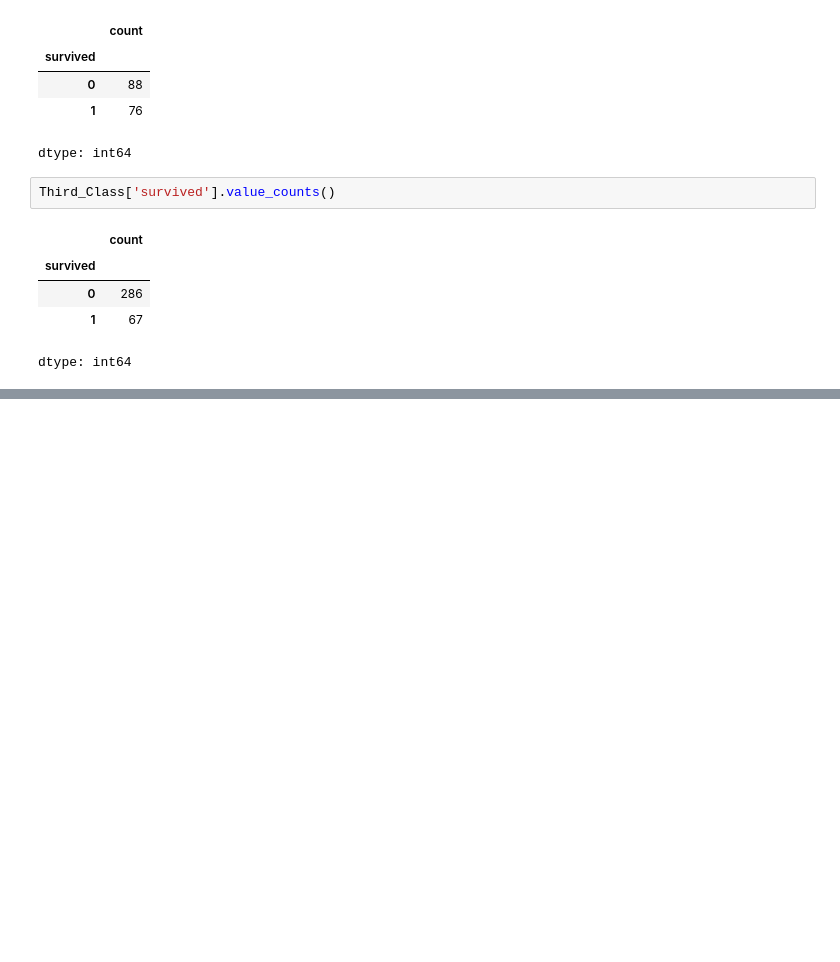
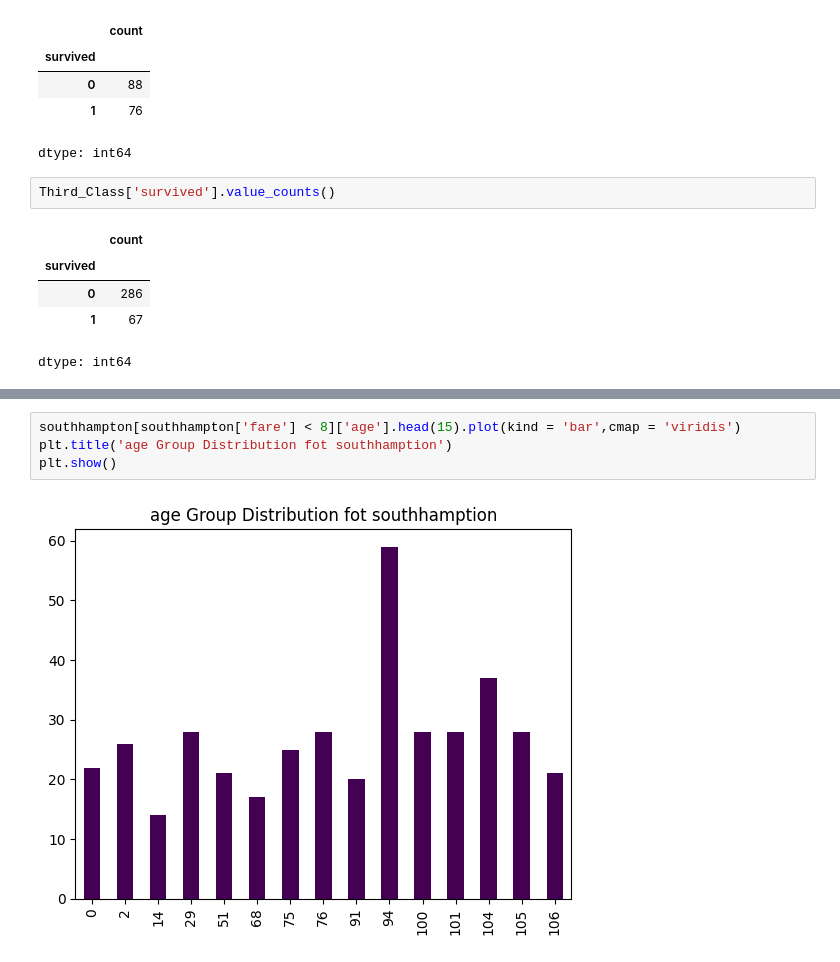
Before and after one commit to AniketC24/Datascience, a Jupyter notebook: Case_study_01_Titanic_EDA.ipynb, the cells around one changed output, grey strips where cells are left out. Drawn from its saved outputs; the diff is of its cells as text; blank space fills up the shorter version.

```diff
--- a/Case_study_01_Titanic_EDA.ipynb
+++ b/Case_study_01_Titanic_EDA.ipynb
@@ -287,2 +303,8 @@ dtype: int64
+# %%
+southhampton[southhampton['fare'] < 8]['age'].head(15).plot(kind = 'bar',cmap = 'viridis')
+plt.title('age Group Distribution fot southhamption')
+plt.show()
+# %% [output]
+[figure, added]
 # %%
 #  Find out the people Data who boarded their journey from Queenstown
```
Also changed, not shown: parts of 29 cells of this notebook.
